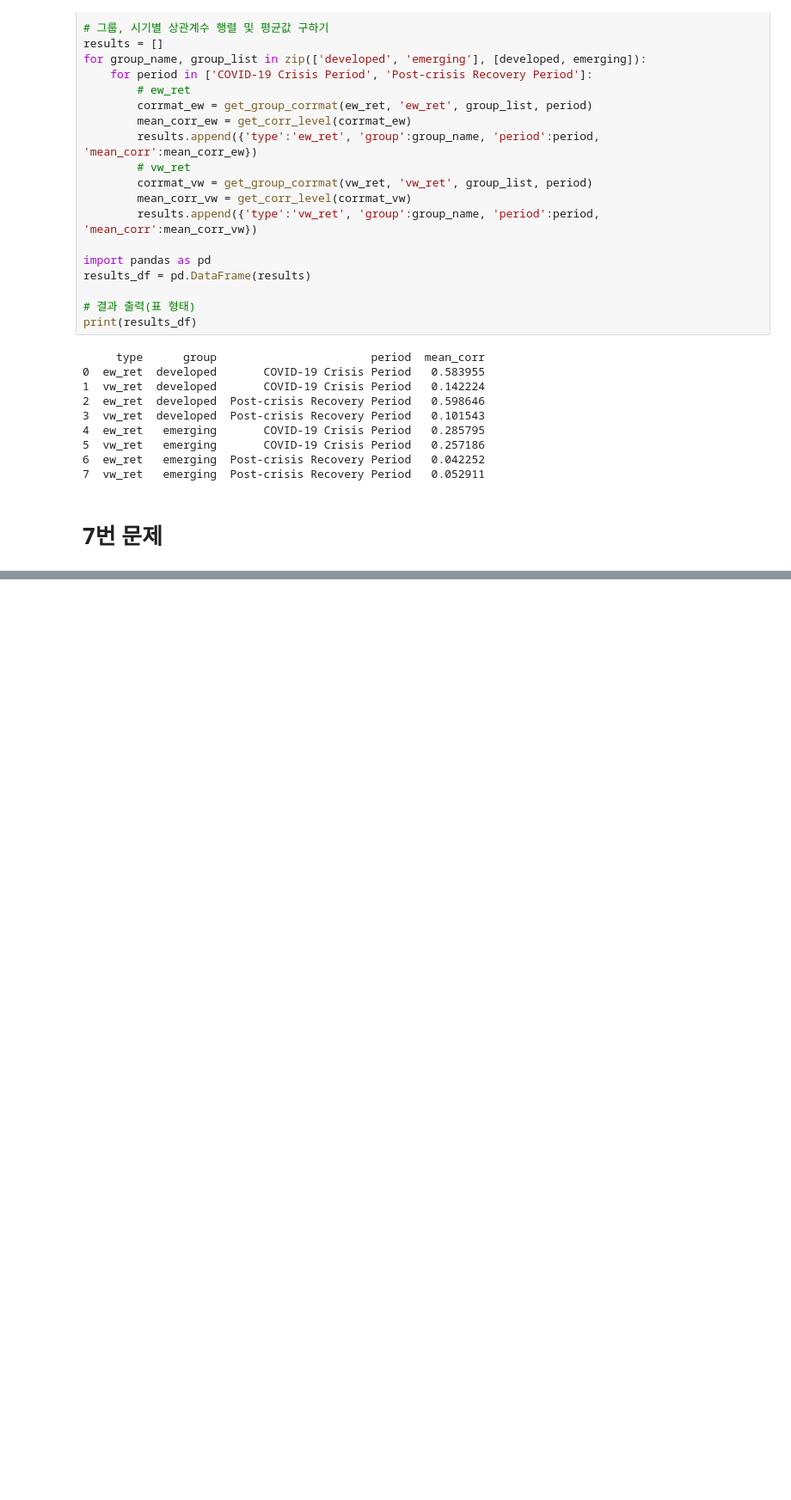
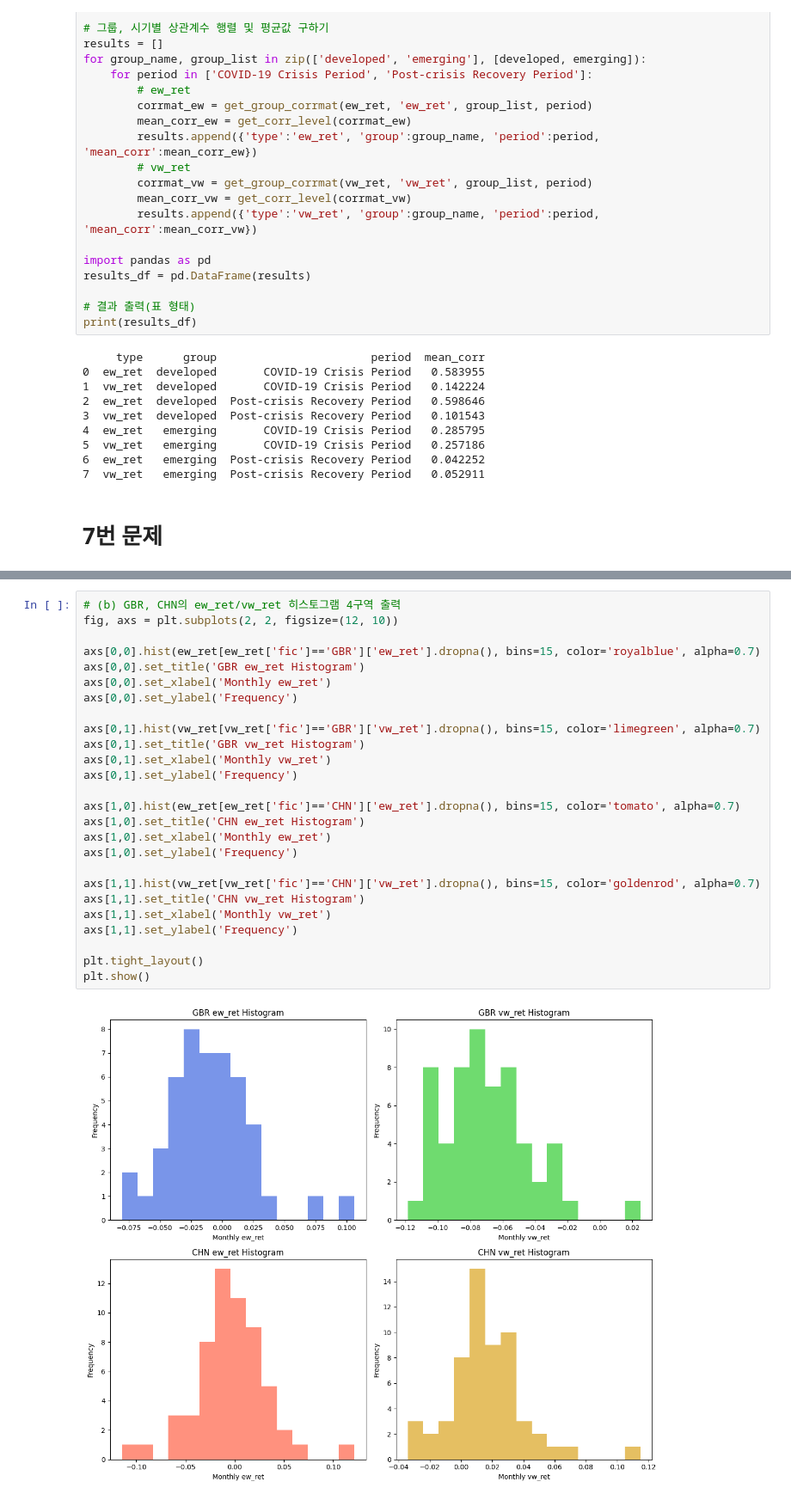
Before and after one commit to LJMfintech/Financial_Data_Analysis, a Jupyter notebook: DataAnalysisHW1_1_cshoi.ipynb, the cells around one changed output, grey strips where cells are left out. Shown at 86% size. Saved outputs shown, nothing was run; the diff lists cells and outputs as text; blank space fills up the shorter version.

```diff
--- a/DataAnalysisHW1_1_cshoi.ipynb
+++ b/DataAnalysisHW1_1_cshoi.ipynb
@@ -630,3 +622,31 @@ print(stats_by_group_ew)
 13   emerging         autocorr  -0.068265
 14   emerging         skewness  -0.189965
 15   emerging  excess_kurtosis   3.325807
+# %%
+# (b) GBR, CHN의 ew_ret/vw_ret 히스토그램 4구역 출력
+fig, axs = plt.subplots(2, 2, figsize=(12, 10))
+
+axs[0,0].hist(ew_ret[ew_ret['fic']=='GBR']['ew_ret'].dropna(), bins=15, color='royalblue', alpha=0.7)
+axs[0,0].set_title('GBR ew_ret Histogram')
+axs[0,0].set_xlabel('Monthly ew_ret')
+axs[0,0].set_ylabel('Frequency')
+
+axs[0,1].hist(vw_ret[vw_ret['fic']=='GBR']['vw_ret'].dropna(), bins=15, color='limegreen', alpha=0.7)
+axs[0,1].set_title('GBR vw_ret Histogram')
+axs[0,1].set_xlabel('Monthly vw_ret')
+axs[0,1].set_ylabel('Frequency')
+
+axs[1,0].hist(ew_ret[ew_ret['fic']=='CHN']['ew_ret'].dropna(), bins=15, color='tomato', alpha=0.7)
+axs[1,0].set_title('CHN ew_ret Histogram')
+axs[1,0].set_xlabel('Monthly ew_ret')
+axs[1,0].set_ylabel('Frequency')
+
+axs[1,1].hist(vw_ret[vw_ret['fic']=='CHN']['vw_ret'].dropna(), bins=15, color='goldenrod', alpha=0.7)
+axs[1,1].set_title('CHN vw_ret Histogram')
+axs[1,1].set_xlabel('Monthly vw_ret')
+axs[1,1].set_ylabel('Frequency')
+
+plt.tight_layout()
+plt.show()
+# %% [output]
+[figure, added]
```
Also changed, not shown: parts of 3 cells of this notebook.
